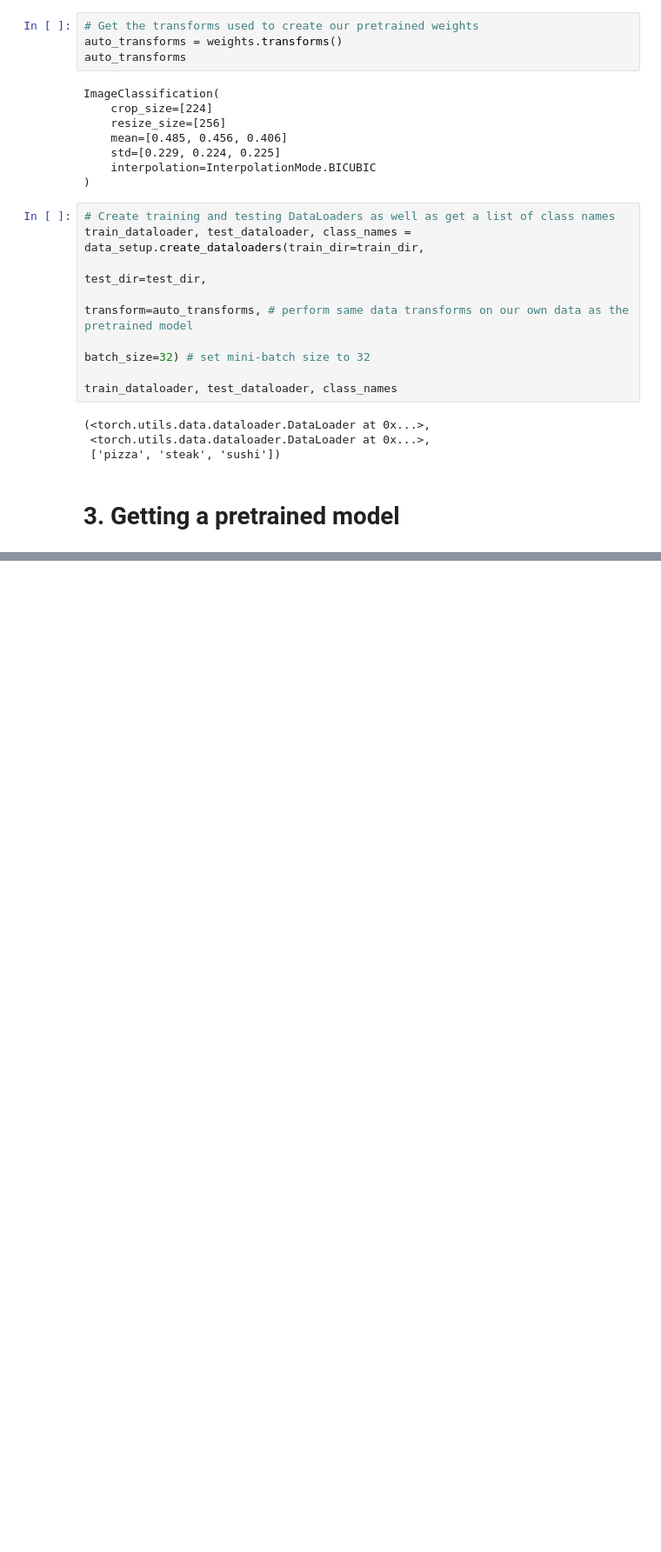
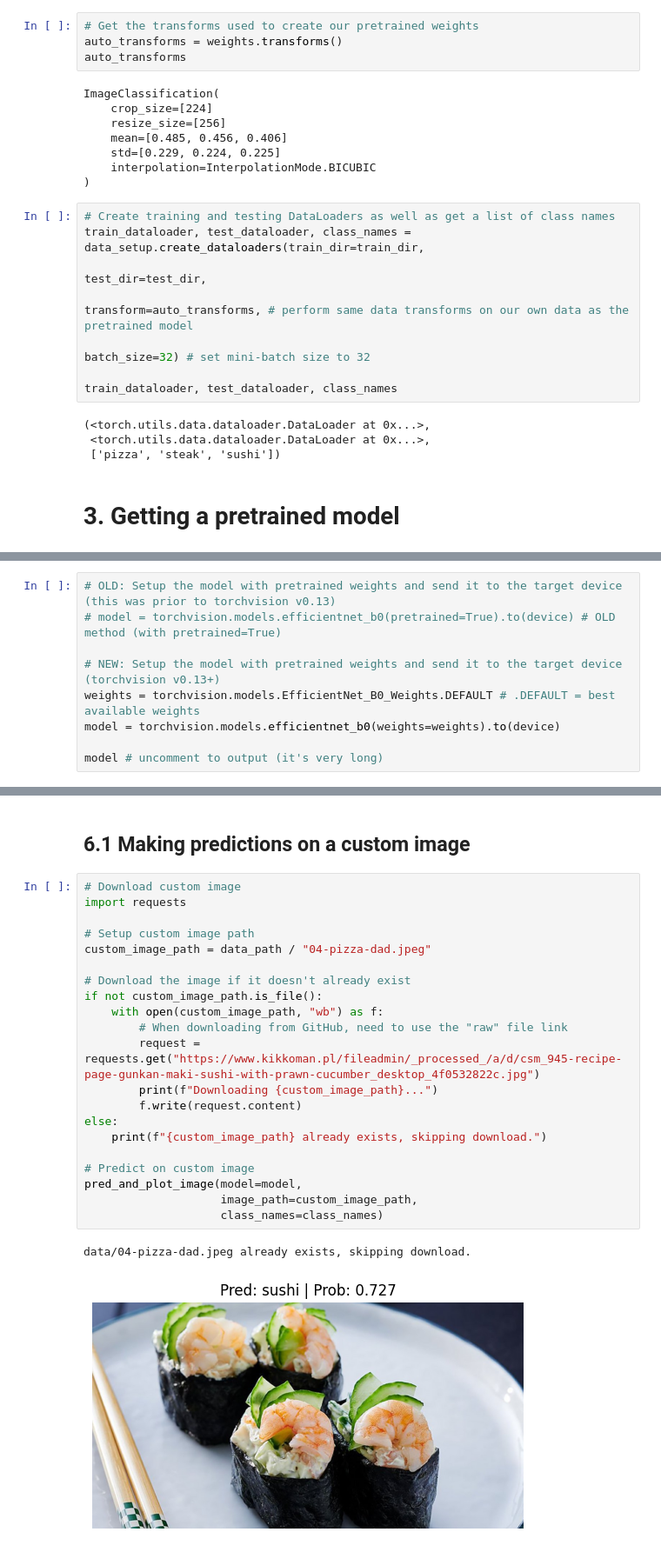
Before and after one commit to AndriiNorets/pytorch_course, a Jupyter notebook: 06_pytorch.ipynb, the cells around one changed output, grey strips where cells are left out. Shown at 87% size. Cells and saved outputs as stored; diff of their text form; blank space fills up the shorter version.

```diff
--- a/06_pytorch.ipynb
+++ b/06_pytorch.ipynb
@@ -181,0 +171,9 @@ train_dataloader, test_dataloader, class_names
+# %%
+# OLD: Setup the model with pretrained weights and send it to the target device (this was prior to torchvision v0.13)
+# model = torchvision.models.efficientnet_b0(pretrained=True).to(device) # OLD method (with pretrained=True)
+
+# NEW: Setup the model with pretrained weights and send it to the target device (torchvision v0.13+)
+weights = torchvision.models.EfficientNet_B0_Weights.DEFAULT # .DEFAULT = best available weights
+model = torchvision.models.efficientnet_b0(weights=weights).to(device)
+
+model # uncomment to output (it's very long)
@@ -181,0 +400,26 @@ train_dataloader, test_dataloader, class_names
+# %% [markdown]
+## 6.1 Making predictions on a custom image
+# %%
+# Download custom image
+import requests
+
+# Setup custom image path
+custom_image_path = data_path / "04-pizza-dad.jpeg"
+
+# Download the image if it doesn't already exist
+if not custom_image_path.is_file():
+    with open(custom_image_path, "wb") as f:
+        # When downloading from GitHub, need to use the "raw" file link
+        request = requests.get("https://www.kikkoman.pl/fileadmin/_processed_/a/d/csm_945-recipe-page-gunkan-maki-sushi-with-prawn-cucumber_desktop_4f0532822c.jpg")
+        print(f"Downloading {custom_image_path}...")
+        f.write(request.content)
+else:
+    print(f"{custom_image_path} already exists, skipping download.")
+
+# Predict on custom image
+pred_and_plot_image(model=model,
+                    image_path=custom_image_path,
+                    class_names=class_names)
+# %% [output]
+data/04-pizza-dad.jpeg already exists, skipping download.
+[figure, added]
```
Also changed, not shown: parts of 18 cells of this notebook.
